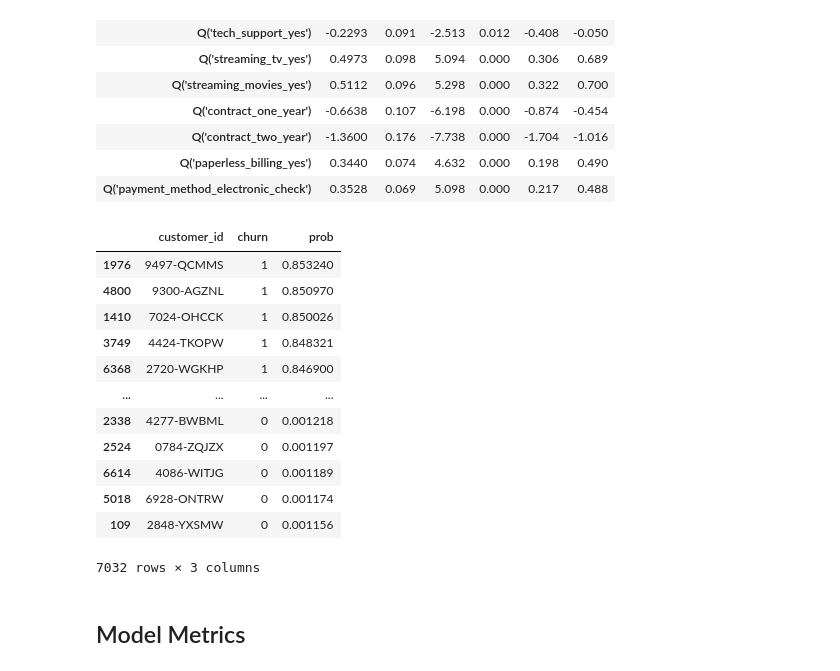
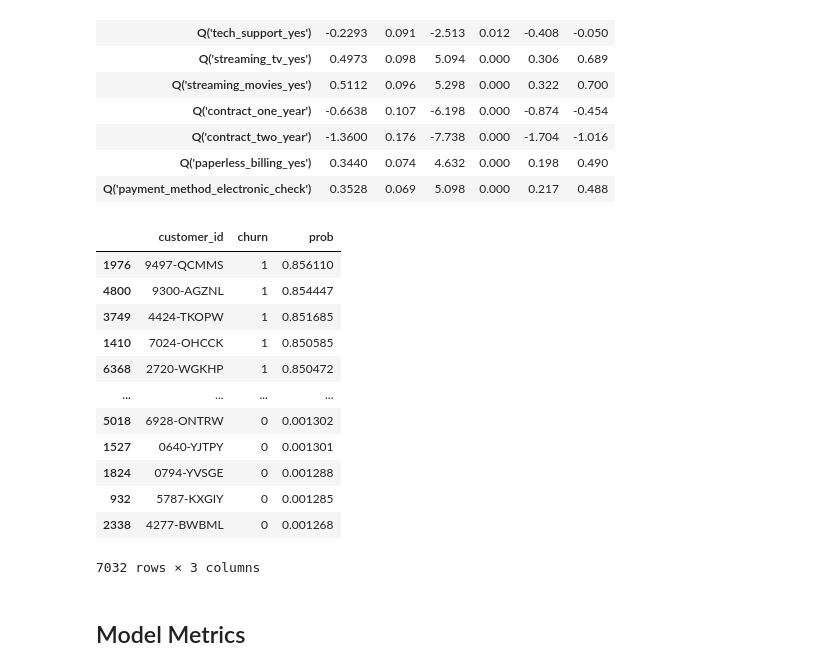
Before and after one commit to dan-teixeira/data-science, a Jupyter notebook: telco_costumer_churn/telco_customer_churn.ipynb, the cells around one changed output. Drawn from its saved outputs; the diff is of its cells as text; code cells hidden in the pictures.

Commit message:
Fix model sw prediction

```diff
--- a/telco_costumer_churn/telco_customer_churn.ipynb
+++ b/telco_costumer_churn/telco_customer_churn.ipynb
@@ -321,20 +321,20 @@ Logit Regression Results
 | Q('paperless_billing_yes') | 0.3440 | 0.074 | 4.632 | 0.000 | 0.198 | 0.490 |
 | Q('payment_method_electronic_check') | 0.3528 | 0.069 | 5.098 | 0.000 | 0.217 | 0.488 |
 # %%
-df_telco_dummies[["customer_id", "churn"]].assign(prob=logit_model.predict()).sort_values("prob", ascending=False)
+df_telco_dummies[["customer_id", "churn"]].assign(prob=logit_model_sw.predict()).sort_values("prob", ascending=False)
 # %% [output]
 |  | customer_id | churn | prob |
-| 1976 | 9497-QCMMS | 1 | 0.853240 |
-| 4800 | 9300-AGZNL | 1 | 0.850970 |
-| 1410 | 7024-OHCCK | 1 | 0.850026 |
-| 3749 | 4424-TKOPW | 1 | 0.848321 |
-| 6368 | 2720-WGKHP | 1 | 0.846900 |
+| 1976 | 9497-QCMMS | 1 | 0.856110 |
+| 4800 | 9300-AGZNL | 1 | 0.854447 |
+| 3749 | 4424-TKOPW | 1 | 0.851685 |
+| 1410 | 7024-OHCCK | 1 | 0.850585 |
+| 6368 | 2720-WGKHP | 1 | 0.850472 |
 | ... | ... | ... | ... |
-| 2338 | 4277-BWBML | 0 | 0.001218 |
-| 2524 | 0784-ZQJZX | 0 | 0.001197 |
-| 6614 | 4086-WITJG | 0 | 0.001189 |
-| 5018 | 6928-ONTRW | 0 | 0.001174 |
-| 109 | 2848-YXSMW | 0 | 0.001156 |
+| 5018 | 6928-ONTRW | 0 | 0.001302 |
+| 1527 | 0640-YJTPY | 0 | 0.001301 |
+| 1824 | 0794-YVSGE | 0 | 0.001288 |
+| 932 | 5787-KXGIY | 0 | 0.001285 |
+| 2338 | 4277-BWBML | 0 | 0.001268 |
 7032 rows × 3 columns
 # %% [markdown]
 ## Model Metrics
```
